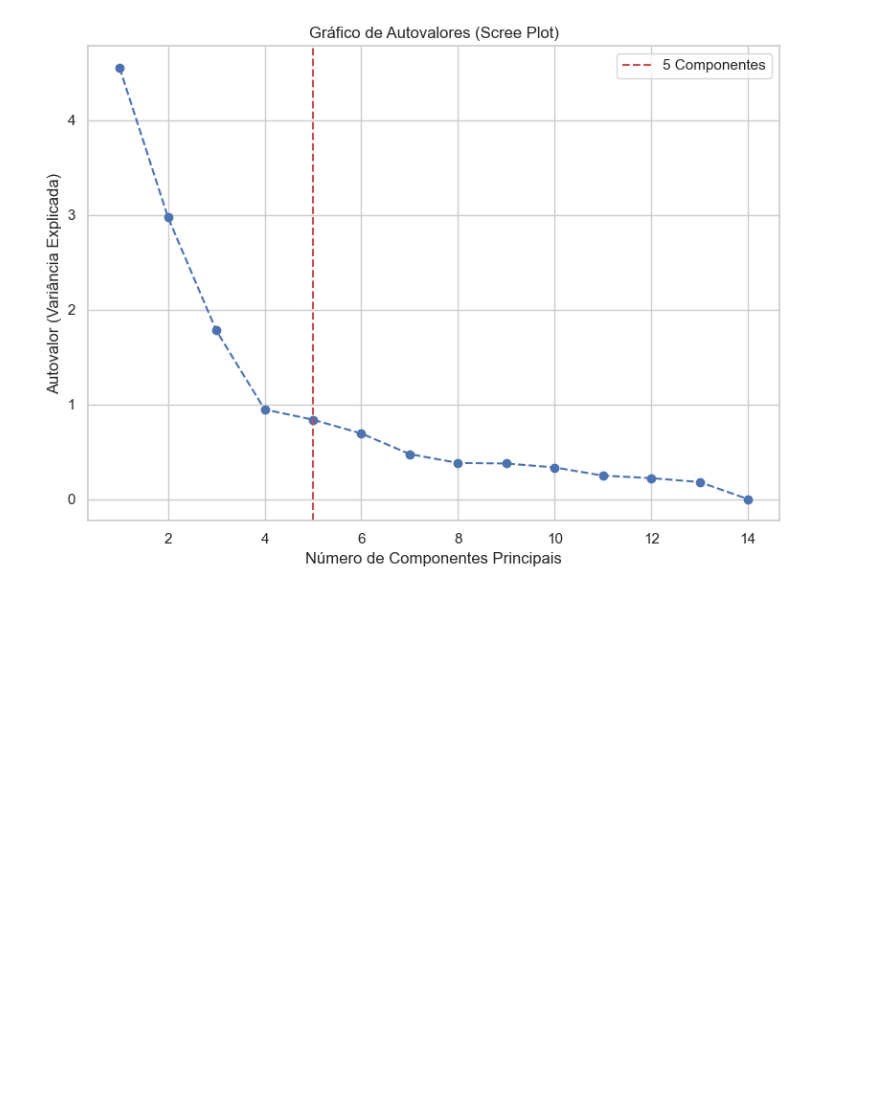
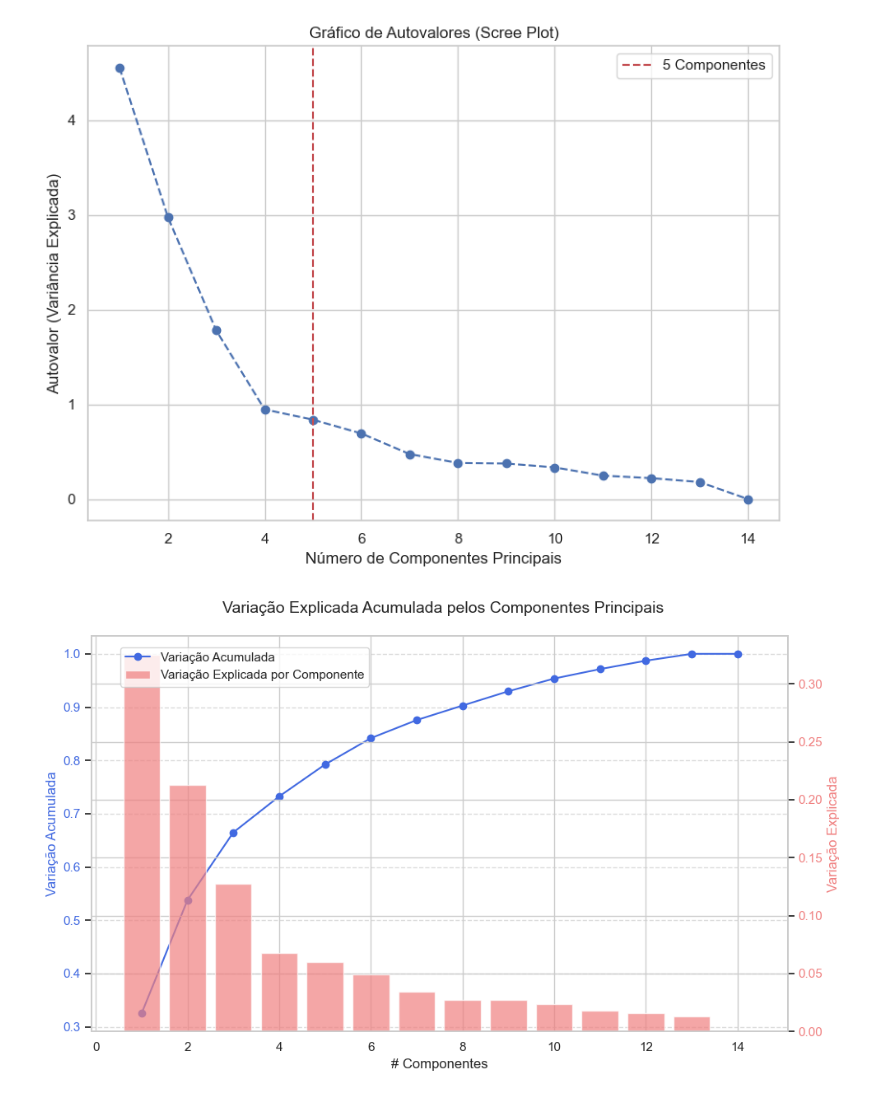
Before and after one commit to guilourenzo/master_degree_sin5007, a Jupyter notebook: CODE/FINAIS/2_PRE_PROCESSAMENTOS.ipynb, the cells around one changed output. Drawn from its saved outputs; the diff is of its cells as text; code cells hidden in the pictures; blank space fills up the shorter version.

```diff
--- a/CODE/FINAIS/2_PRE_PROCESSAMENTOS.ipynb
+++ b/CODE/FINAIS/2_PRE_PROCESSAMENTOS.ipynb
@@ -699,0 +674,29 @@ fig.show()
+# %%
+# Replace with your actual data
+componentes = list(range(1, len(exp_var_cumul) + 1))  # List of components
+
+# Create the plot
+fig, ax1 = plt.subplots(figsize=(10, 6))
+
+# Plot the cumulative explained variance (line + markers)
+ax1.plot(componentes, exp_var_cumul, marker='o', color='royalblue', label='Variação Acumulada')
+ax1.set_xlabel('# Componentes', fontsize=12)
+ax1.set_ylabel('Variação Acumulada', color='royalblue', fontsize=12)
+ax1.tick_params(axis='y', labelcolor='royalblue')
+ax1.grid(axis='y', linestyle='--', alpha=0.7)
+
+# Create a second y-axis for explained variance ratio (bars)
+ax2 = ax1.twinx()
+ax2.bar(componentes, pca.explained_variance_ratio_, color='lightcoral', alpha=0.7, label='Variação Explicada por Componente')
+ax2.set_ylabel('Variação Explicada', color='lightcoral', fontsize=12)
+ax2.tick_params(axis='y', labelcolor='lightcoral')
+
+# Add title and legend
+fig.suptitle('Variação Explicada Acumulada pelos Componentes Principais', fontsize=14)
+fig.legend(loc='upper left', bbox_to_anchor=(0.1, 0.9))
+
+# Display the plot
+plt.tight_layout()
+plt.show()
+# %% [output]
+[figure, added]
```
Also changed, not shown: parts of 3 cells of this notebook.
